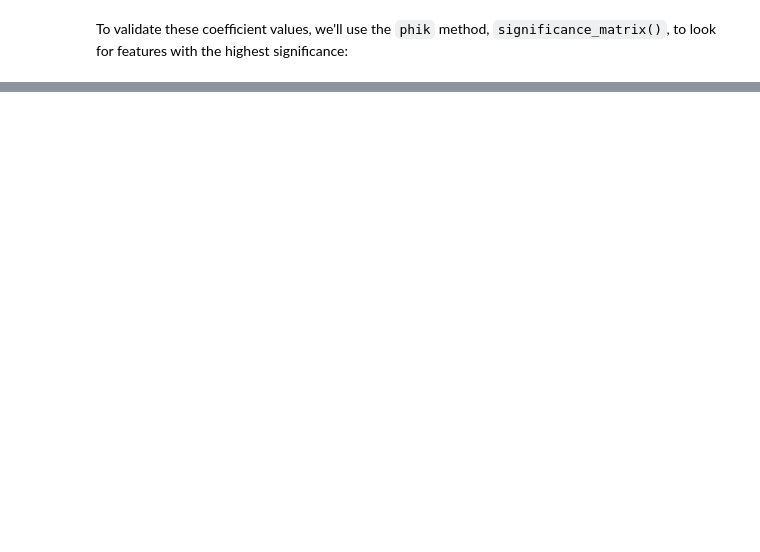
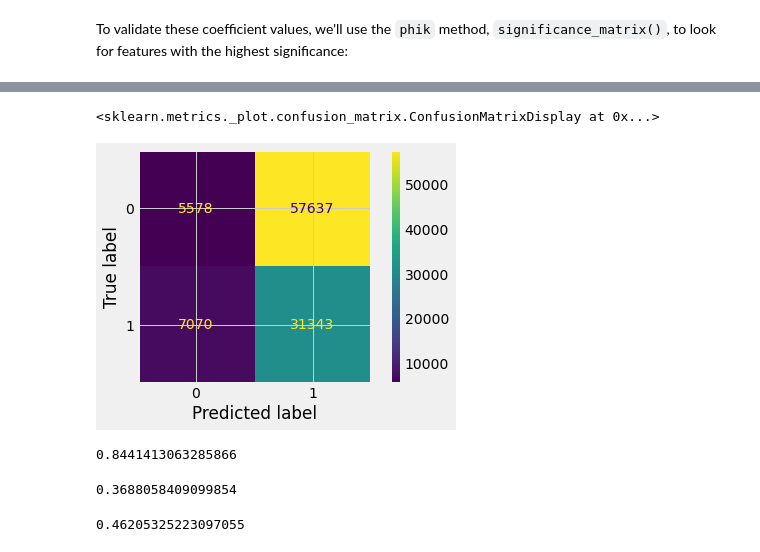
Before and after one commit to Luv2bnanook44/capstone_flatiron, a Jupyter notebook: final_notebook.ipynb, the cells around one changed output, grey strips where cells are left out. Drawn from its saved outputs; the diff is of its cells as text; code cells hidden in the pictures; blank space fills up the shorter version.

```diff
--- a/final_notebook.ipynb
+++ b/final_notebook.ipynb
@@ -315,0 +312,14 @@ best_correlations(signif_matrix).iloc[61:80]
+# %%
+history.X_train = history.X_train[col_mask]
+# %%
+lr_fs = LogisticRegression(max_iter=10000, C=0.1)
+# %%
+val_recall, val_prec, val_acc, roc_auc, lr3 = history.kfold_validation(lr_fs, 'LogReg 3 PhikFeatures', ['sampling_weight'], col_mask[1:])
+# %%
+X_tr_mp = pd.read_csv('data/modeling_data/X_train_mp.csv')
+y_tr_cm = pd.read_csv('data/modeling_data/y_train_cm.csv')
+# %%
+plot_confusion_matrix(lr3, X_tr_mp, y_tr_cm)
+# %% [output]
+<sklearn.metrics._plot.confusion_matrix.ConfusionMatrixDisplay at 0x...>
+[figure, added]
@@ -315,0 +330,14 @@ best_correlations(signif_matrix).iloc[61:80]
+# %%
+from sklearn.metrics import accuracy_score, recall_score, roc_auc_score
+preds = dt3.predict(X_tr_mp)
+recall_score(y_tr_cm, preds)
+# %% [output]
+0.8441413063285866
+# %%
+accuracy_score(y_tr_cm, preds)
+# %% [output]
+0.3688058409099854
+# %%
+roc_auc_score(y_tr_cm,preds)
+# %% [output]
+0.46205325223097055
```
Also changed, not shown: parts of 55 cells of this notebook, 2 other files.
